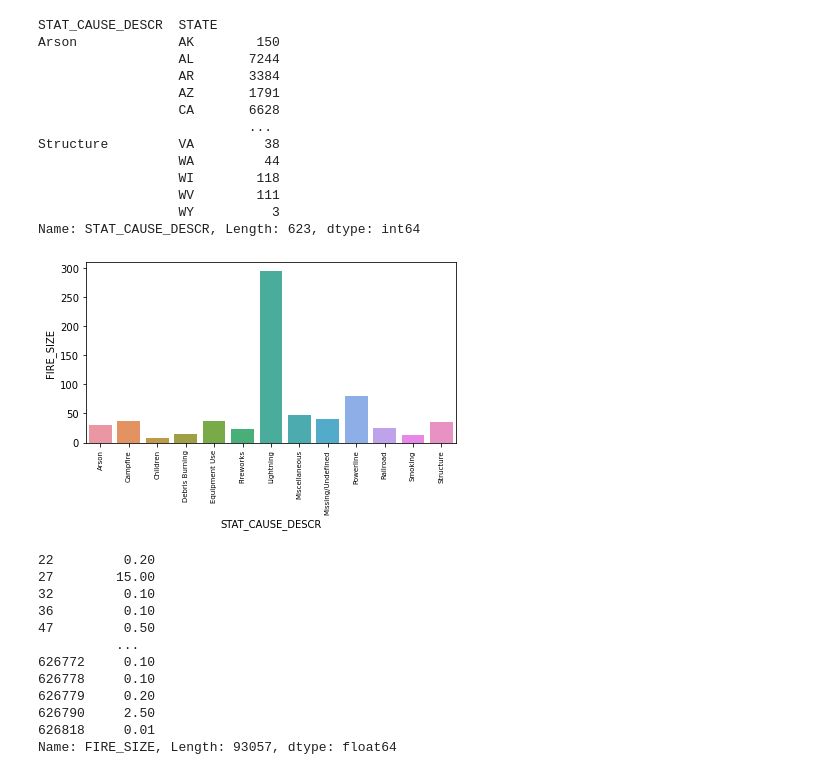
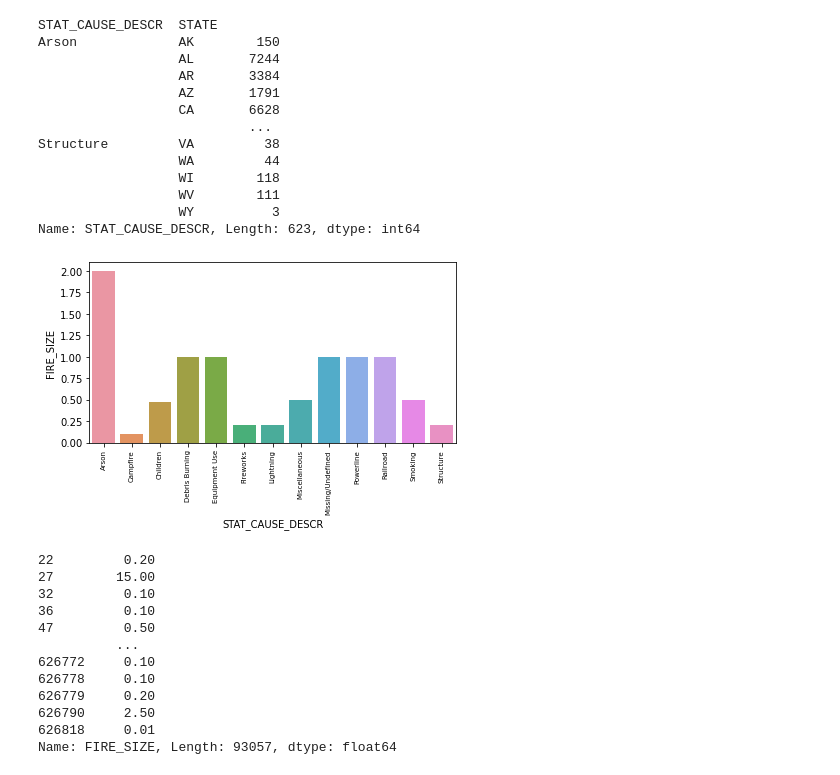
Before and after one commit to razbareli/Applied-Competitive-Lab-in-Data-Science-67818, a Jupyter notebook: project/final_project.ipynb, the cells around one changed output. Saved outputs shown, nothing was run; the diff lists cells and outputs as text; code cells hidden in the pictures.

```diff
--- a/project/final_project.ipynb
+++ b/project/final_project.ipynb
@@ -76,14 +76,14 @@ Structure         VA         38
                   WY          3
 Name: STAT_CAUSE_DESCR, Length: 623, dtype: int64
 # %%
-x = df.groupby("STAT_CAUSE_DESCR").mean()["FIRE_SIZE"].reset_index()
+x = df.groupby("STAT_CAUSE_DESCR").median()["FIRE_SIZE"].reset_index()
 ax = sns.barplot(x["STAT_CAUSE_DESCR"],x["FIRE_SIZE"])
 ax.set_xticklabels(ax.get_xticklabels(), rotation=90, fontsize=7)
 plt.tight_layout()
 plt.show()
 # mean fire size for each of cause
 # %% [output]
-[figure, old version]
+[figure, new version]
 # %%
 lightning = df[df["STAT_CAUSE_DESCR"] == "Lightning"]
 lightning["FIRE_SIZE"]
```
Also changed, not shown: parts of 3 cells of this notebook.
